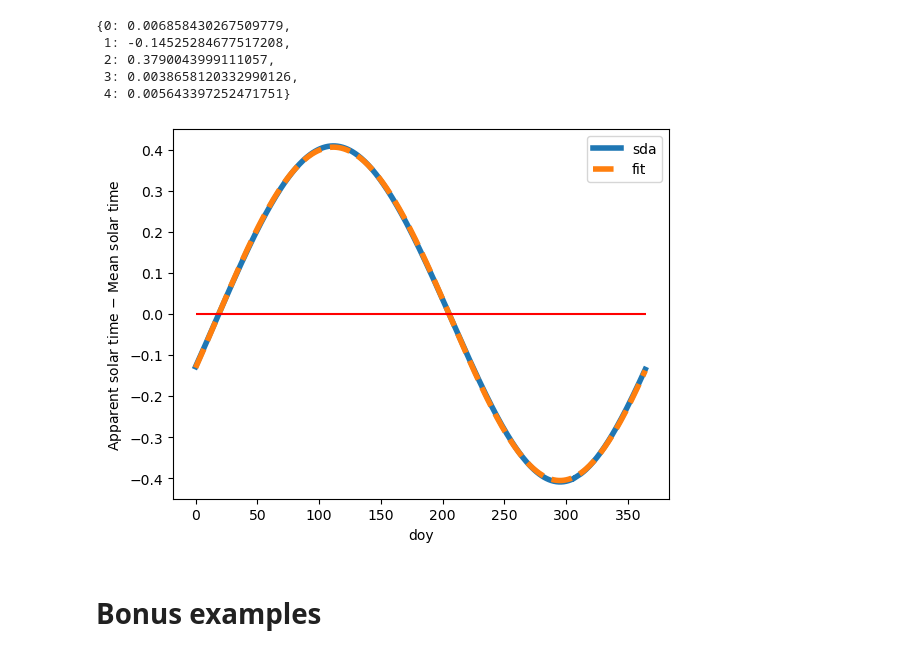
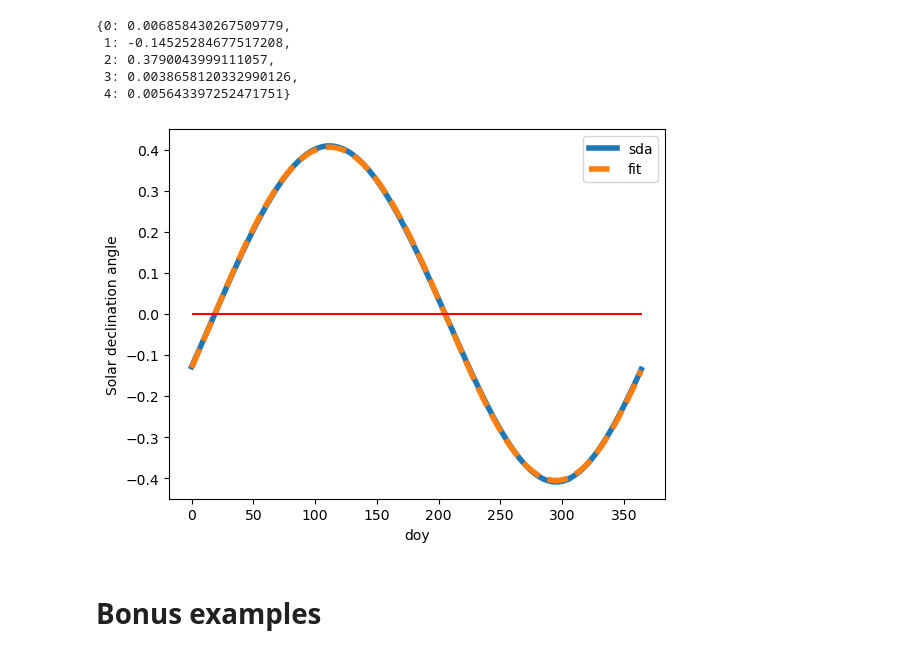
Before and after one commit to maptv/maptv.github.io, a Jupyter notebook: dec/time/eot.ipynb, the cells around one changed output. Saved outputs shown, nothing was run; the diff lists cells and outputs as text; code cells hidden in the pictures.

```diff
--- a/dec/time/eot.ipynb
+++ b/dec/time/eot.ipynb
@@ -184,21 +179,22 @@ dict(enumerate(popt.tolist()))
 # %%
 df = df.with_columns(pl.Series(name="fit", values=model(df["toy"], *popt)))
 # %%
+#| label: sda
 plotdf = df.to_pandas().sort_values("doy")
 ax = plotdf.plot(
     y="sda",
     xlabel="Day of year",
-    ylabel=r"Apparent solar time $-$ Mean solar time",
+    ylabel=r"Solar declination angle",
     **plotopts
 )
 plotdf.plot(
     y="fit",
     linestyle="--",
     ax=ax,
     **plotopts
 ).hlines(y=0, xmin=0, xmax=365, color='r', linestyle='-');
 # %% [output]
-[figure, old version]
+[figure, new version]
 # %% [markdown]
 # Bonus examples
 # %%
```
Also changed, not shown: parts of 2 cells of this notebook, 9 other files.
